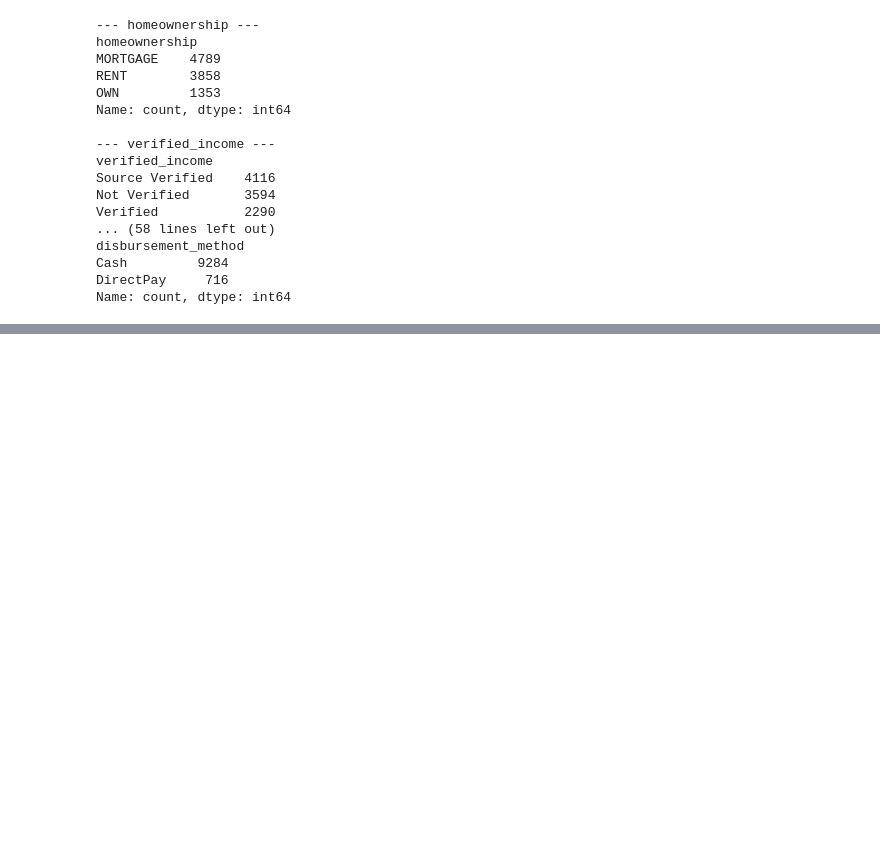
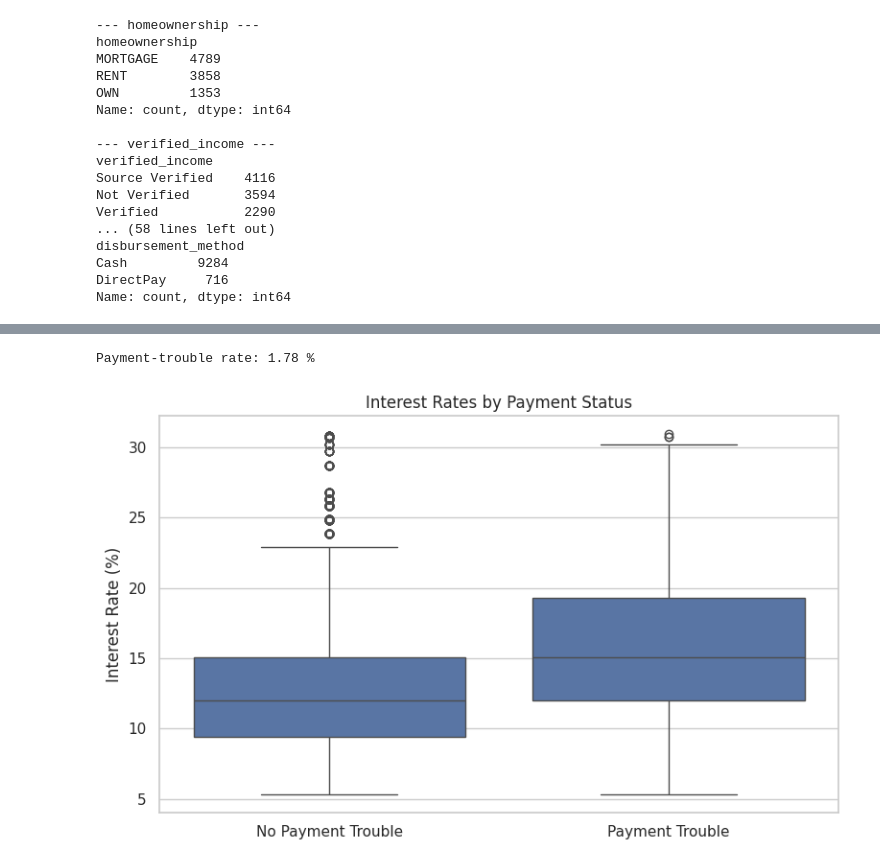
Before and after one commit to DxubleBTW/averylee-lendingclub-loan-analysis, a Jupyter notebook: averylee_lendingclub_loan_analysis_pynb.ipynb, the cells around one changed output, grey strips where cells are left out. Saved outputs shown, nothing was run; the diff lists cells and outputs as text; code cells hidden in the pictures; blank space fills up the shorter version.

```diff
--- a/averylee_lendingclub_loan_analysis_pynb.ipynb
+++ b/averylee_lendingclub_loan_analysis_pynb.ipynb
@@ -473,0 +592,20 @@ Name: count, dtype: int64
+# %%
+problem_statuses = [
+    "In Grace Period",
+    "Late (16-30 days)",
+    "Late (31-120 days)",
+    "Charged Off"
+]
+
+df["payment_trouble"] = (
+    df["loan_status"]
+      .isin(problem_statuses)
+      .astype(int)
+)
+
+df["payment_trouble_label"] = df["payment_trouble"].map({
+    0: "No Payment Trouble",
+    1: "Payment Trouble"
+})
+
+df["payment_trouble_label"].value_counts()
@@ -473,0 +618,29 @@ Name: count, dtype: int64
+# %%
+payment_trouble_percent = (
+    df["payment_trouble"].mean() * 100
+)
+
+print(
+    "Payment-trouble rate:",
+    round(payment_trouble_percent, 2),
+    "%"
+)
+# %% [output]
+Payment-trouble rate: 1.78 %
+# %%
+plt.figure(figsize=(8, 5))
+
+sns.boxplot(
+    data=df,
+    x="payment_trouble_label",
+    y="interest_rate"
+)
+
+plt.title("Interest Rates by Payment Status")
+plt.xlabel("")
+plt.ylabel("Interest Rate (%)")
+
+plt.tight_layout()
+plt.show()
+# %% [output]
+[figure, added]
```
Also changed, not shown: parts of 19 cells of this notebook.
